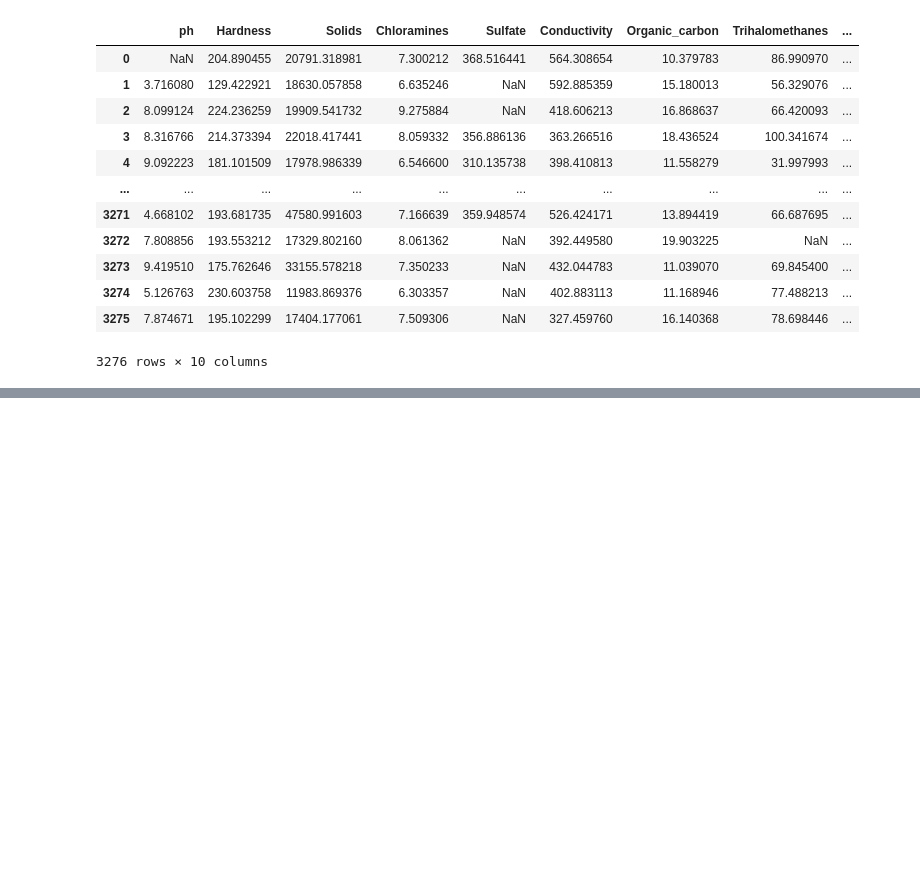
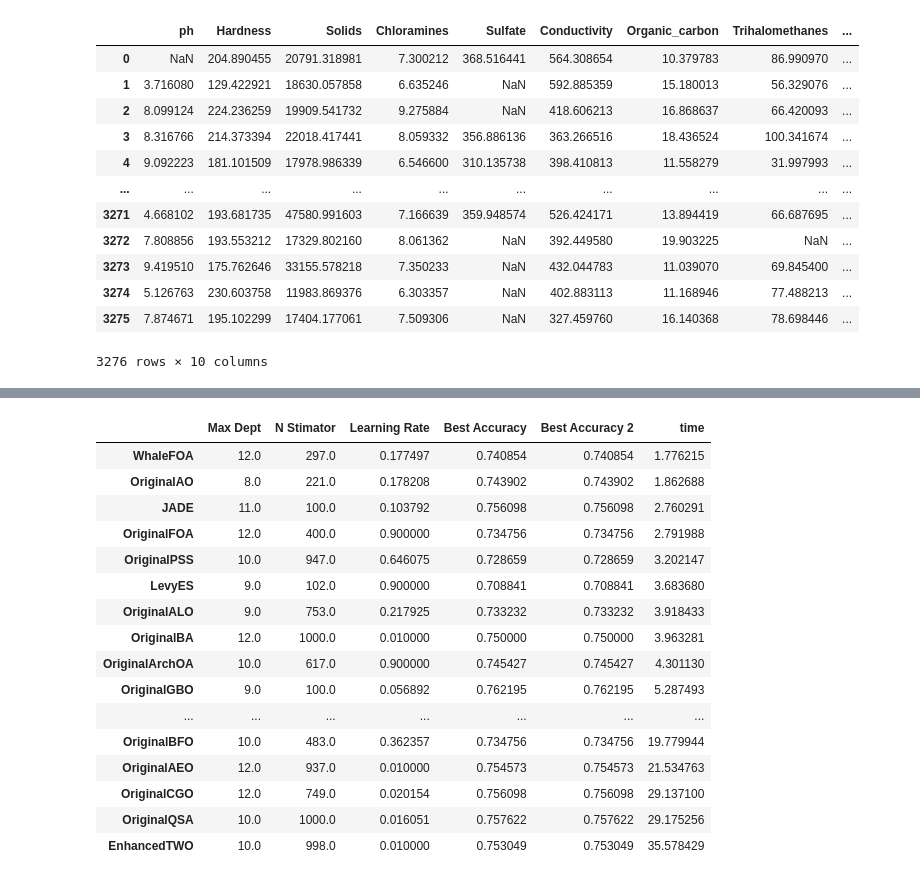
Before and after one commit to RedBatProject/Works, a Jupyter notebook: work_45.ipynb, the cells around one changed output, grey strips where cells are left out. Saved outputs shown, nothing was run; the diff lists cells and outputs as text; code cells hidden in the pictures; blank space fills up the shorter version.

```diff
--- a/work_45.ipynb
+++ b/work_45.ipynb
@@ -222,0 +723,20 @@ s.to_csv('/content/drive/MyDrive/p.csv')
+# %%
+np.sort_values(by='time')
+# %% [output]
+|  | Max Dept | N Stimator | Learning Rate | Best Accuracy | Best Accuracy 2 | time |
+| WhaleFOA | 12.0 | 297.0 | 0.177497 | 0.740854 | 0.740854 | 1.776215 |
+| OriginalAO | 8.0 | 221.0 | 0.178208 | 0.743902 | 0.743902 | 1.862688 |
+| JADE | 11.0 | 100.0 | 0.103792 | 0.756098 | 0.756098 | 2.760291 |
+| OriginalFOA | 12.0 | 400.0 | 0.900000 | 0.734756 | 0.734756 | 2.791988 |
+| OriginalPSS | 10.0 | 947.0 | 0.646075 | 0.728659 | 0.728659 | 3.202147 |
+| LevyES | 9.0 | 102.0 | 0.900000 | 0.708841 | 0.708841 | 3.683680 |
+| OriginalALO | 9.0 | 753.0 | 0.217925 | 0.733232 | 0.733232 | 3.918433 |
+| OriginalBA | 12.0 | 1000.0 | 0.010000 | 0.750000 | 0.750000 | 3.963281 |
+| OriginalArchOA | 10.0 | 617.0 | 0.900000 | 0.745427 | 0.745427 | 4.301130 |
+| OriginalGBO | 9.0 | 100.0 | 0.056892 | 0.762195 | 0.762195 | 5.287493 |
+| ... | ... | ... | ... | ... | ... | ... |
+| OriginalBFO | 10.0 | 483.0 | 0.362357 | 0.734756 | 0.734756 | 19.779944 |
+| OriginalAEO | 12.0 | 937.0 | 0.010000 | 0.754573 | 0.754573 | 21.534763 |
+| OriginalCGO | 12.0 | 749.0 | 0.020154 | 0.756098 | 0.756098 | 29.137100 |
+| OriginalQSA | 10.0 | 1000.0 | 0.016051 | 0.757622 | 0.757622 | 29.175256 |
+| EnhancedTWO | 10.0 | 998.0 | 0.010000 | 0.753049 | 0.753049 | 35.578429 |
```
Also changed, not shown: parts of 38 cells of this notebook.
